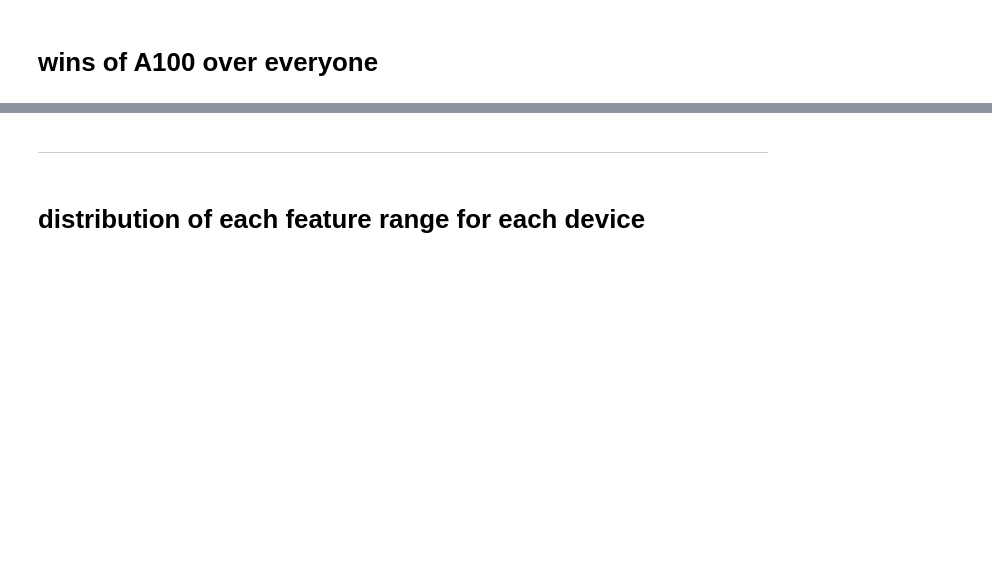
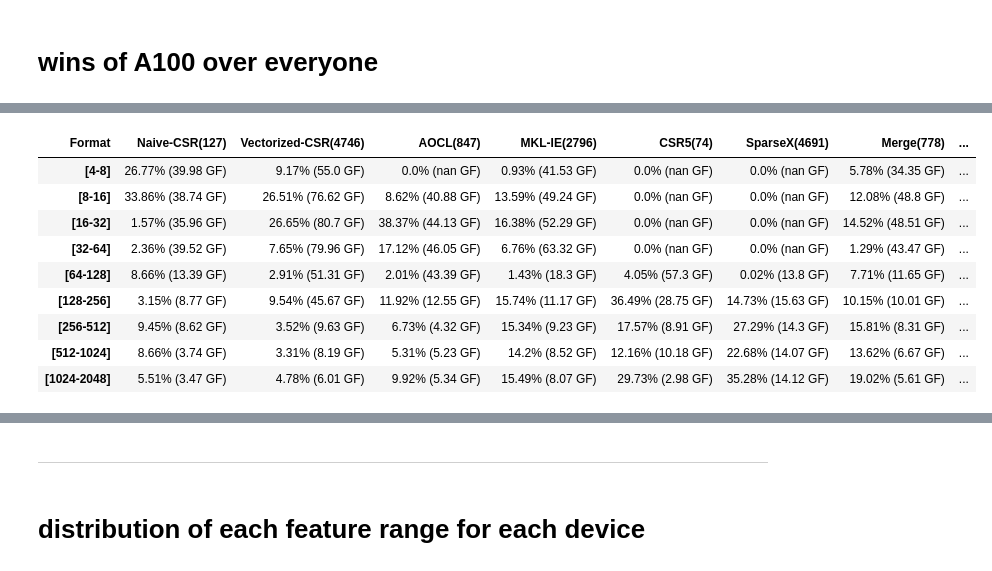
Before and after one commit to cslab-ntua/SpMV-Research, a Jupyter notebook: results_visualization/synthetic_plotter.ipynb, the cells around one changed output, grey strips where cells are left out. Cells and saved outputs as stored; diff of their text form; code cells hidden in the pictures; blank space fills up the shorter version.

```diff
--- a/results_visualization/synthetic_plotter.ipynb
+++ b/results_visualization/synthetic_plotter.ipynb
@@ -2009,33 +2169,59 @@ ARM-NEON 72.85
 # %%
-    group_data = group_system_best
-    # ranges_dev = ['Tesla-A100', 'Tesla-V100', 'AMD-EPYC', 'ARM-NEON', 'Alveo-U280']
-    # ranges_dev = ['Tesla-A100', 'AMD-EPYC1', 'INTEL-GOLD2', 'ARM-NEON', 'Alveo-U280']
-    ranges_dev = ['Tesla-V100', 'Tesla-A100', 'AMD-HAWK', 'AMD-EPYC1', 'ARM-NEON', 'Alveo-U280']
+def print_distribution_col100(feature, feat_categ, ranges_feature, data, verbose = True, format_name=''):
+    total = data.shape[0]
+    if(verbose):
+        print(feature + ' distribution in dataset')
+    ndf_row = [format_name + '('+str(total)+')']
+    for val in ranges_feature:
+        data_feat = data[data[feat_categ]==val]
+        cnt = data_feat.shape[0]
+        new_string = str(np.round(100*cnt/total,2)) + '% ('+ str(np.round(data_feat['gflops'].median(),2)) + ' GF)'
+        if(verbose):
+            print(val, '\t', cnt,'/', total,'\t', new_string)
+        ndf_row.append(new_string)
+    return ndf_row
 
-    what_list = ['all']
-    ########################
-    group_data_system_list=[]
-    for system in ranges_dev:
-        print('---', system, '---')
-        select_str_all, tmp = select_region2(system, 'all', group_data)
-        select_str_good, tmp = select_region2(system, 'good', group_data)
-        group_data_all_system = group_data[select_str_all]
-        group_data_all_system['mark_perf'] = 'all'
-        group_data_good_system = group_data[select_str_good]
-        group_data_good_system['mark_perf'] = 'good'
-        group_data_system = pd.concat([group_data_all_system, group_data_good_system])
-        # plot_dev_perf3(group_data_system, system)
-        group_data_system_list.append(group_data_system)
+group_data = group_system_best
+# group_data = groupreps
 
-        group_data_good_system_custom_good = group_data_good_system[group_data_good_system['System']==system]
-        group_data_good_system_custom_all = group_data_all_system[group_data_all_system['System']==system]
-        for mem_range in ranges_memr:
-            # group_systemaki = group_data_good_system_custom_good[group_data_good_system_custom_good['mem_range']==mem_range]
-            # print('good', mem_range, group_systemaki['gflops'].median())
-            group_systemaki = group_data_good_system_custom_all[group_data_good_system_custom_all['mem_range']==mem_range]
+# ranges_dev = ['Tesla-A100', 'Tesla-V100', 'AMD-EPYC', 'ARM-NEON', 'Alveo-U280']
+# ranges_dev = ['Tesla-A100', 'AMD-EPYC1', 'INTEL-GOLD2', 'ARM-NEON', 'Alveo-U280']
+ranges_dev = ['Tesla-V100', 'Tesla-A100', 'AMD-HAWK', 'AMD-EPYC1', 'ARM-NEON', 'POWER9', 'Alveo-U280']
+research_formats = ['Merge', 'SparseX', 'SELL-C-s', 'CSR5']
 
-            if((mem_range=='[128-256]') or (mem_range=='[64-128]')):
-                # if((mem_range=='[256-512]') or (mem_range=='[512-1024]') or (mem_range=='[1024-2048]')):
-                print('all ', mem_range, round(group_systemaki['gflops'].median(),2))
-                print_distribution('avg_nz_row', 'anr_categ', ranges_anr, group_systemaki)
+research_only = False
+# research_only = True
+
+features = ['mem_range', 'anr_categ', 'skew_categ', 'regularity']
+rangess = [ranges_memr, ranges_anr, ranges_skew, ranges_regularity]
+cnttt = 0
+
+group_data_system_list=[]
+for system in ranges_dev:
+    print('---------------------')
+    print(system)
+    # formats = set(group_data[(group_data['System']==system)]['implementation'])
+    formats = [x.split("\n")[1] for x in ranges_impl_arch_backup if
+               ((x.split(" )")[0].split("( ")[1] == system) and
+                (x.split("\n")[1] in set(group_data[group_data['System']==x.split(" )")[0].split("( ")[1]]['implementation'])))]
+
+    if(research_only):
+        formats = [ i if i in research_formats else '' for i in formats]
+        while('' in formats):
+            formats.remove('')
+
+    group_data_sys = group_data[group_data['System']==system]
+
+    new_df_list = []
+    for f in formats:
+        group_data_sys_f = group_data_sys[group_data_sys['implementation'] == f]
+        # print(system, '\t', f, '\t', group_data_sys_f.shape[0])
+        feat, ranges_feat = features[cnttt], rangess[cnttt]
+        ndf_row = print_distribution_col100(feat, feat, ranges_feat, group_data_sys_f, verbose=False, format_name = f)
+        new_df_list.append(ndf_row)
+
+    new_df = pd.DataFrame(new_df_list, columns = ['Format'] + ranges_feat)
+    new_df.set_index('Format', inplace=True)
+    new_df = new_df.T
+    display(new_df)
 # %% [output]
@@ -2058,0 +2266,10 @@ all  [128-256] 103.7
+| Format | Naive-CSR(127) | Vectorized-CSR(4746) | AOCL(847) | MKL-IE(2796) | CSR5(74) | SparseX(4691) | Merge(778) | ... |
+| [4-8] | 26.77% (39.98 GF) | 9.17% (55.0 GF) | 0.0% (nan GF) | 0.93% (41.53 GF) | 0.0% (nan GF) | 0.0% (nan GF) | 5.78% (34.35 GF) | ... |
+| [8-16] | 33.86% (38.74 GF) | 26.51% (76.62 GF) | 8.62% (40.88 GF) | 13.59% (49.24 GF) | 0.0% (nan GF) | 0.0% (nan GF) | 12.08% (48.8 GF) | ... |
+| [16-32] | 1.57% (35.96 GF) | 26.65% (80.7 GF) | 38.37% (44.13 GF) | 16.38% (52.29 GF) | 0.0% (nan GF) | 0.0% (nan GF) | 14.52% (48.51 GF) | ... |
+| [32-64] | 2.36% (39.52 GF) | 7.65% (79.96 GF) | 17.12% (46.05 GF) | 6.76% (63.32 GF) | 0.0% (nan GF) | 0.0% (nan GF) | 1.29% (43.47 GF) | ... |
+| [64-128] | 8.66% (13.39 GF) | 2.91% (51.31 GF) | 2.01% (43.39 GF) | 1.43% (18.3 GF) | 4.05% (57.3 GF) | 0.02% (13.8 GF) | 7.71% (11.65 GF) | ... |
+| [128-256] | 3.15% (8.77 GF) | 9.54% (45.67 GF) | 11.92% (12.55 GF) | 15.74% (11.17 GF) | 36.49% (28.75 GF) | 14.73% (15.63 GF) | 10.15% (10.01 GF) | ... |
+| [256-512] | 9.45% (8.62 GF) | 3.52% (9.63 GF) | 6.73% (4.32 GF) | 15.34% (9.23 GF) | 17.57% (8.91 GF) | 27.29% (14.3 GF) | 15.81% (8.31 GF) | ... |
+| [512-1024] | 8.66% (3.74 GF) | 3.31% (8.19 GF) | 5.31% (5.23 GF) | 14.2% (8.52 GF) | 12.16% (10.18 GF) | 22.68% (14.07 GF) | 13.62% (6.67 GF) | ... |
+| [1024-2048] | 5.51% (3.47 GF) | 4.78% (6.01 GF) | 9.92% (5.34 GF) | 15.49% (8.07 GF) | 29.73% (2.98 GF) | 35.28% (14.12 GF) | 19.02% (5.61 GF) | ... |
```
Also changed, not shown: parts of 84 cells of this notebook, 46 other files.
